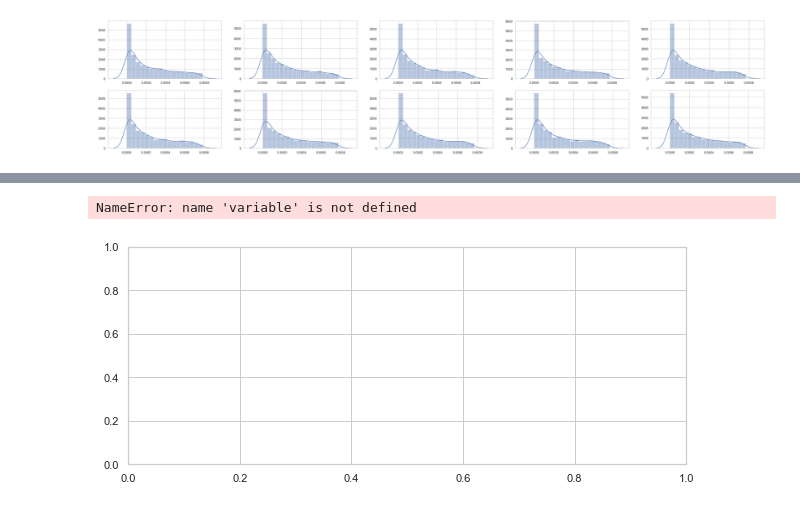
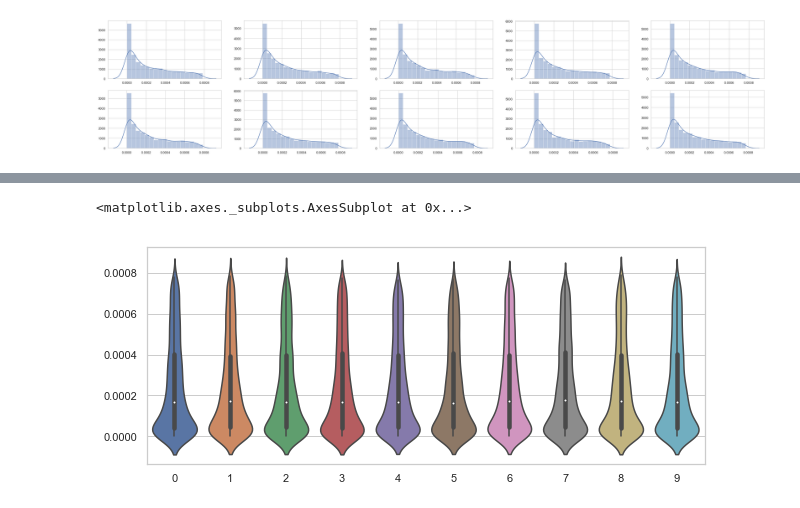
Before and after one commit to dipfinal/non-iid, a Jupyter notebook: jupyter/visualize_parameters.ipynb, the cells around one changed output, grey strips where cells are left out. Saved outputs shown, nothing was run; the diff lists cells and outputs as text; code cells hidden in the pictures.

Commit message:
visualize parameters

```diff
--- a/jupyter/visualize_parameters.ipynb
+++ b/jupyter/visualize_parameters.ipynb
@@ -66,7 +66,7 @@ W_df.describe()
 | max | 7.823297e-04 | 7.866397e-04 | 7.876946e-04 | 7.758624e-04 | 7.668663e-04 | 7.698241e-04 | 7.732842e-04 | 7.643389e-04 | 7.915583e-04 | 7.809662e-04 |
 # %%
 fig,ax=plt.subplots(1,figsize=(10,4))
-sns.boxenplot(data=W_df_all,x='variable',y='value,ax=ax)
+sns.violinplot(data=W_df,ax=ax)
 # %% [output]
-NameError: name 'variable' is not defined
+<matplotlib.axes._subplots.AxesSubplot at 0x...>
-[figure, old version]
+[figure, new version]
```
Also changed, not shown: parts of 4 cells of this notebook.
